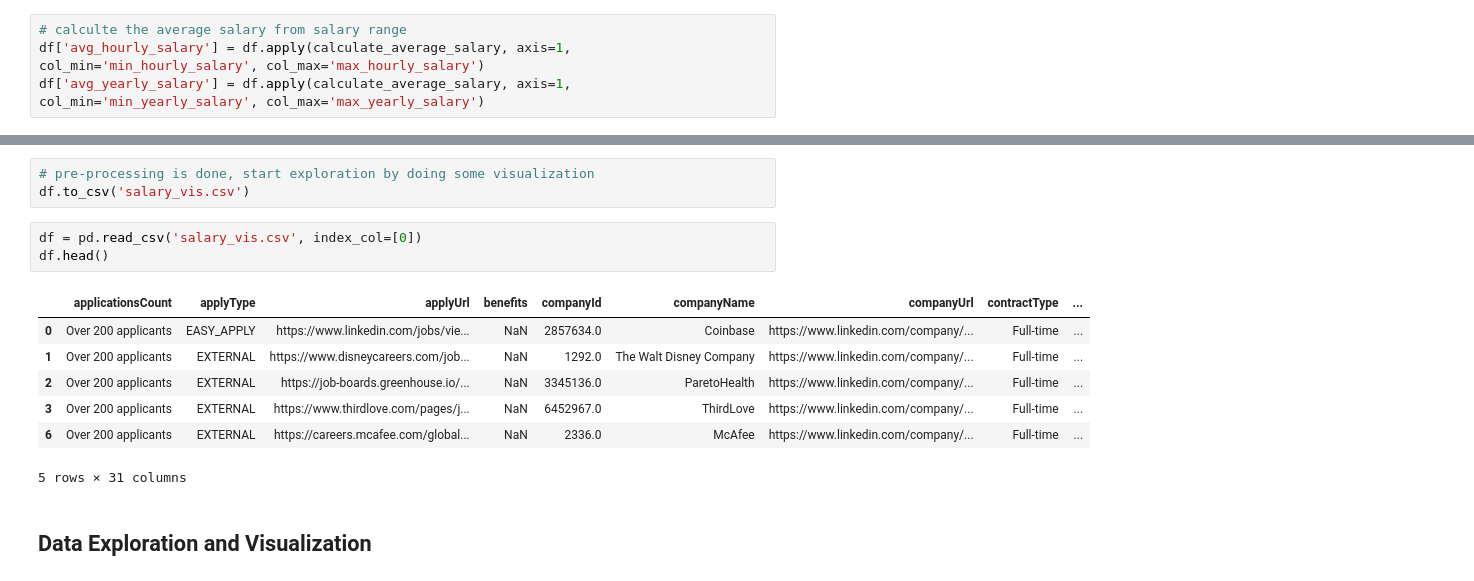
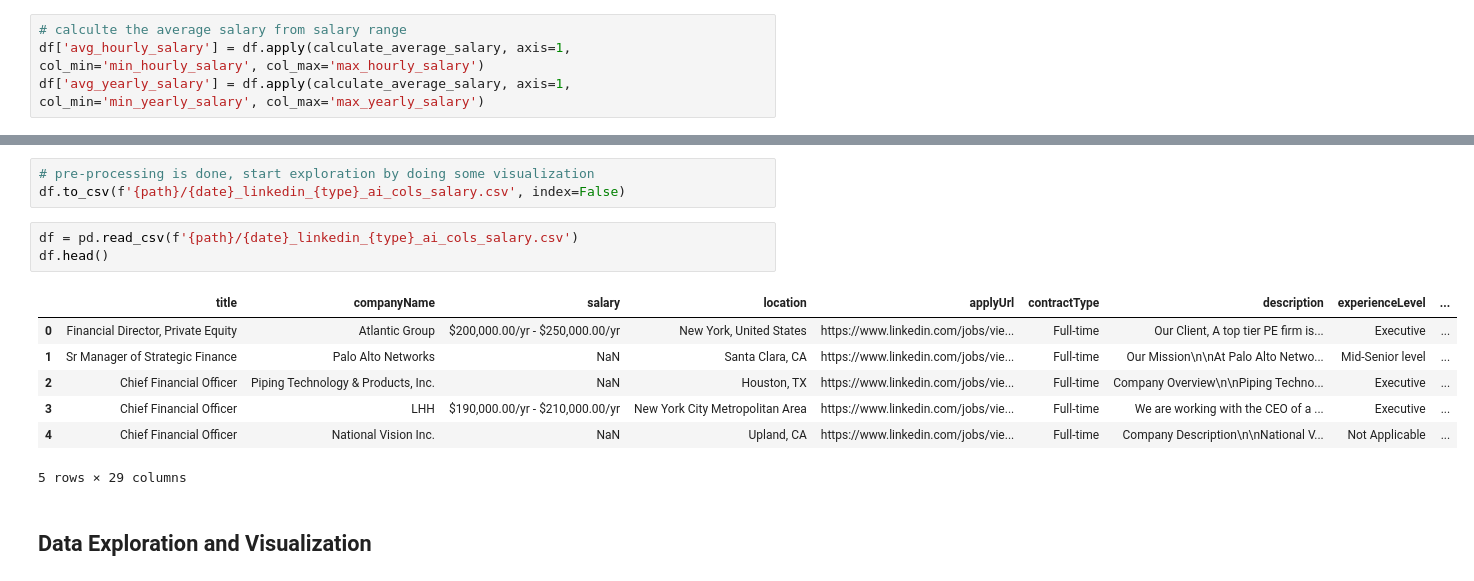
Before and after one commit to yuanchenGH/job_market_insights, a Jupyter notebook: job_salary_analysis.ipynb, the cells around one changed output, grey strips where cells are left out. Drawn from its saved outputs; the diff is of its cells as text.

Commit message:
add analysis of finance jobs

```diff
--- a/job_salary_analysis.ipynb
+++ b/job_salary_analysis.ipynb
@@ -64,17 +78,17 @@ print('# of company no salary info: ', ((df['avg_hourly_salary'].isna()) & (df['
 # %%
 # pre-processing is done, start exploration by doing some visualization
-df.to_csv('salary_vis.csv')
+df.to_csv(f'{path}/{date}_linkedin_{type}_ai_cols_salary.csv', index=False)
 # %%
-df = pd.read_csv('salary_vis.csv', index_col=[0])
+df = pd.read_csv(f'{path}/{date}_linkedin_{type}_ai_cols_salary.csv')
 df.head()
 # %% [output]
-|  | applicationsCount | applyType | applyUrl | benefits | companyId | companyName | companyUrl | contractType | ... |
-| 0 | Over 200 applicants | EASY_APPLY | https://www.linkedin.com/jobs/vie... | NaN | 2857634.0 | Coinbase | https://www.linkedin.com/company/... | Full-time | ... |
-| 1 | Over 200 applicants | EXTERNAL | https://www.disneycareers.com/job... | NaN | 1292.0 | The Walt Disney Company | https://www.linkedin.com/company/... | Full-time | ... |
-| 2 | Over 200 applicants | EXTERNAL | https://job-boards.greenhouse.io/... | NaN | 3345136.0 | ParetoHealth | https://www.linkedin.com/company/... | Full-time | ... |
-| 3 | Over 200 applicants | EXTERNAL | https://www.thirdlove.com/pages/j... | NaN | 6452967.0 | ThirdLove | https://www.linkedin.com/company/... | Full-time | ... |
-| 6 | Over 200 applicants | EXTERNAL | https://careers.mcafee.com/global... | NaN | 2336.0 | McAfee | https://www.linkedin.com/company/... | Full-time | ... |
+|  | title | companyName | salary | location | applyUrl | contractType | description | experienceLevel | ... |
+| 0 | Financial Director, Private Equity | Atlantic Group | $200,000.00/yr - $250,000.00/yr | New York, United States | https://www.linkedin.com/jobs/vie... | Full-time | Our Client, A top tier PE firm is... | Executive | ... |
+| 1 | Sr Manager of Strategic Finance | Palo Alto Networks | NaN | Santa Clara, CA | https://www.linkedin.com/jobs/vie... | Full-time | Our Mission\n\nAt Palo Alto Netwo... | Mid-Senior level | ... |
+| 2 | Chief Financial Officer | Piping Technology & Products, Inc. | NaN | Houston, TX | https://www.linkedin.com/jobs/vie... | Full-time | Company Overview\n\nPiping Techno... | Executive | ... |
+| 3 | Chief Financial Officer | LHH | $190,000.00/yr - $210,000.00/yr | New York City Metropolitan Area | https://www.linkedin.com/jobs/vie... | Full-time | We are working with the CEO of a ... | Executive | ... |
+| 4 | Chief Financial Officer | National Vision Inc. | NaN | Upland, CA | https://www.linkedin.com/jobs/vie... | Full-time | Company Description\n\nNational V... | Not Applicable | ... |
-5 rows × 31 columns
+5 rows × 29 columns
 # %% [markdown]
 ## Data Exploration and Visualization
 # %% [markdown]
```
Also changed, not shown: parts of 14 cells of this notebook, 9 other files.
